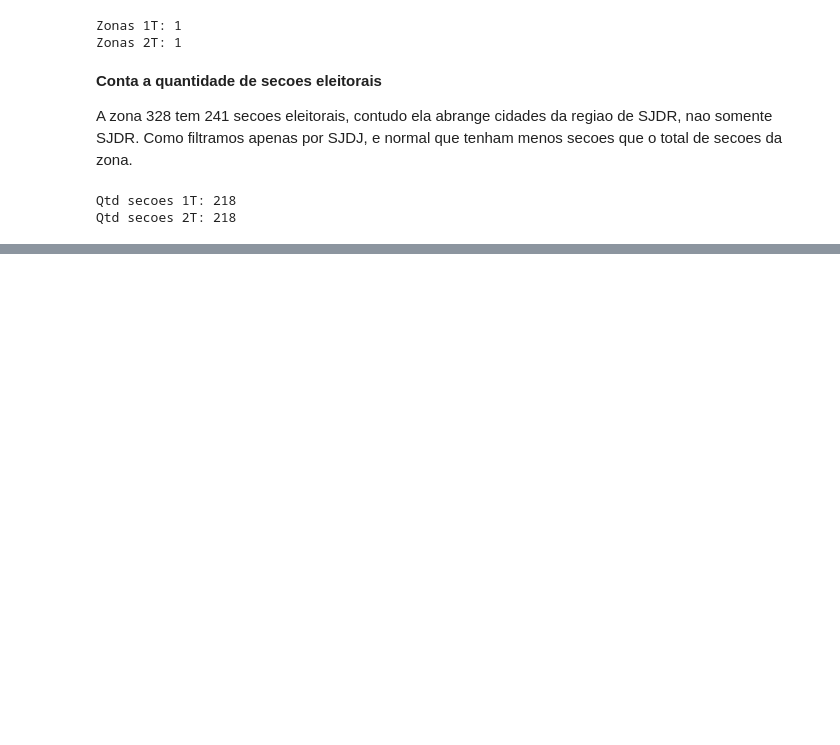
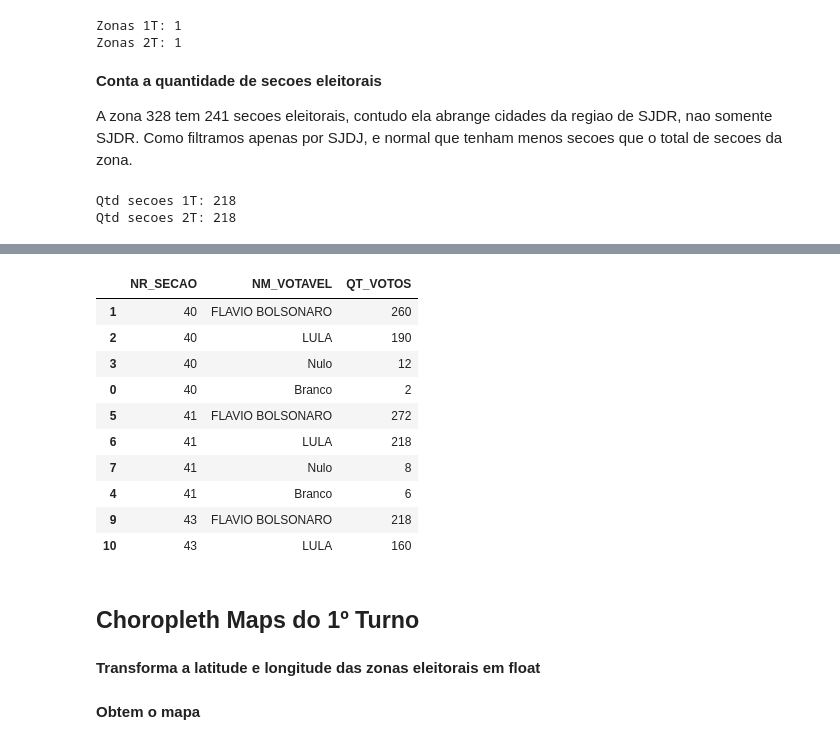
Before and after one commit to Voamorim/TecnologiasDataScience, a Jupyter notebook: FoliumVisualizacao/main.ipynb, the cells around one changed output, grey strips where cells are left out. Drawn from its saved outputs; the diff is of its cells as text; code cells hidden in the pictures; blank space fills up the shorter version.

```diff
--- a/FoliumVisualizacao/main.ipynb
+++ b/FoliumVisualizacao/main.ipynb
@@ -61,0 +85,24 @@ Qtd secoes 2T: 218
+# %%
+df_secoes_2T = (
+    df_turno2.groupby(['NR_SECAO', 'NM_VOTAVEL'], as_index=False)['QT_VOTOS']
+        .sum()
+        .sort_values(by=['NR_SECAO', 'QT_VOTOS'], ascending=[True, False],)
+)
+
+df_secoes_2T.head(10)
+# %% [output]
+|  | NR_SECAO | NM_VOTAVEL | QT_VOTOS |
+| 1 | 40 | FLAVIO BOLSONARO | 260 |
+| 2 | 40 | LULA | 190 |
+| 3 | 40 | Nulo | 12 |
+| 0 | 40 | Branco | 2 |
+| 5 | 41 | FLAVIO BOLSONARO | 272 |
+| 6 | 41 | LULA | 218 |
+| 7 | 41 | Nulo | 8 |
+| 4 | 41 | Branco | 6 |
+| 9 | 43 | FLAVIO BOLSONARO | 218 |
+| 10 | 43 | LULA | 160 |
+# %% [markdown]
+## Choropleth Maps do 1º Turno
+# %% [markdown]
+**Transforma a latitude e longitude das zonas eleitorais em float**
@@ -61,0 +135,2 @@ Qtd secoes 2T: 218
+# %% [markdown]
+**Obtem o mapa**
```
Also changed, not shown: parts of 10 cells of this notebook.
